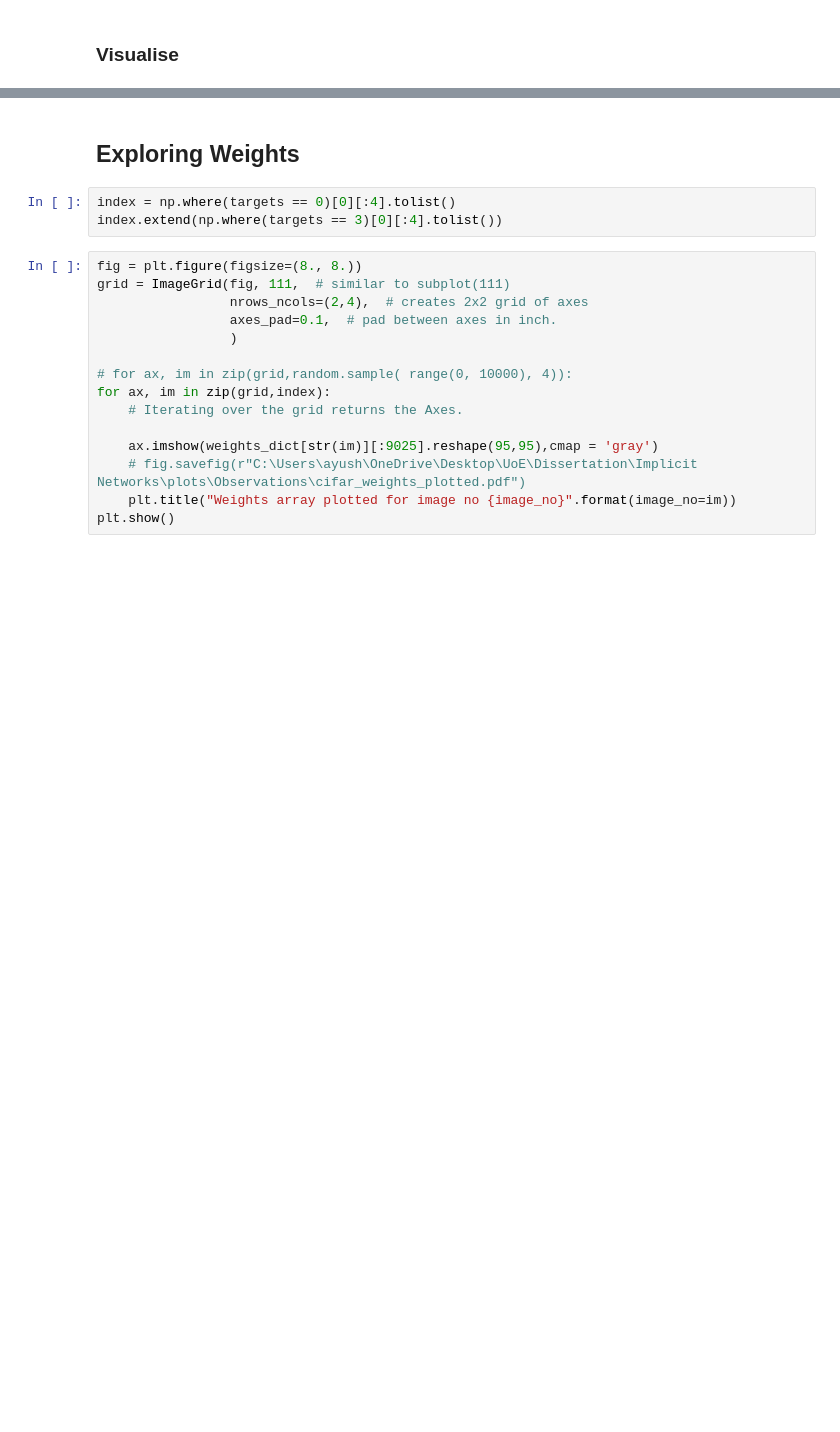
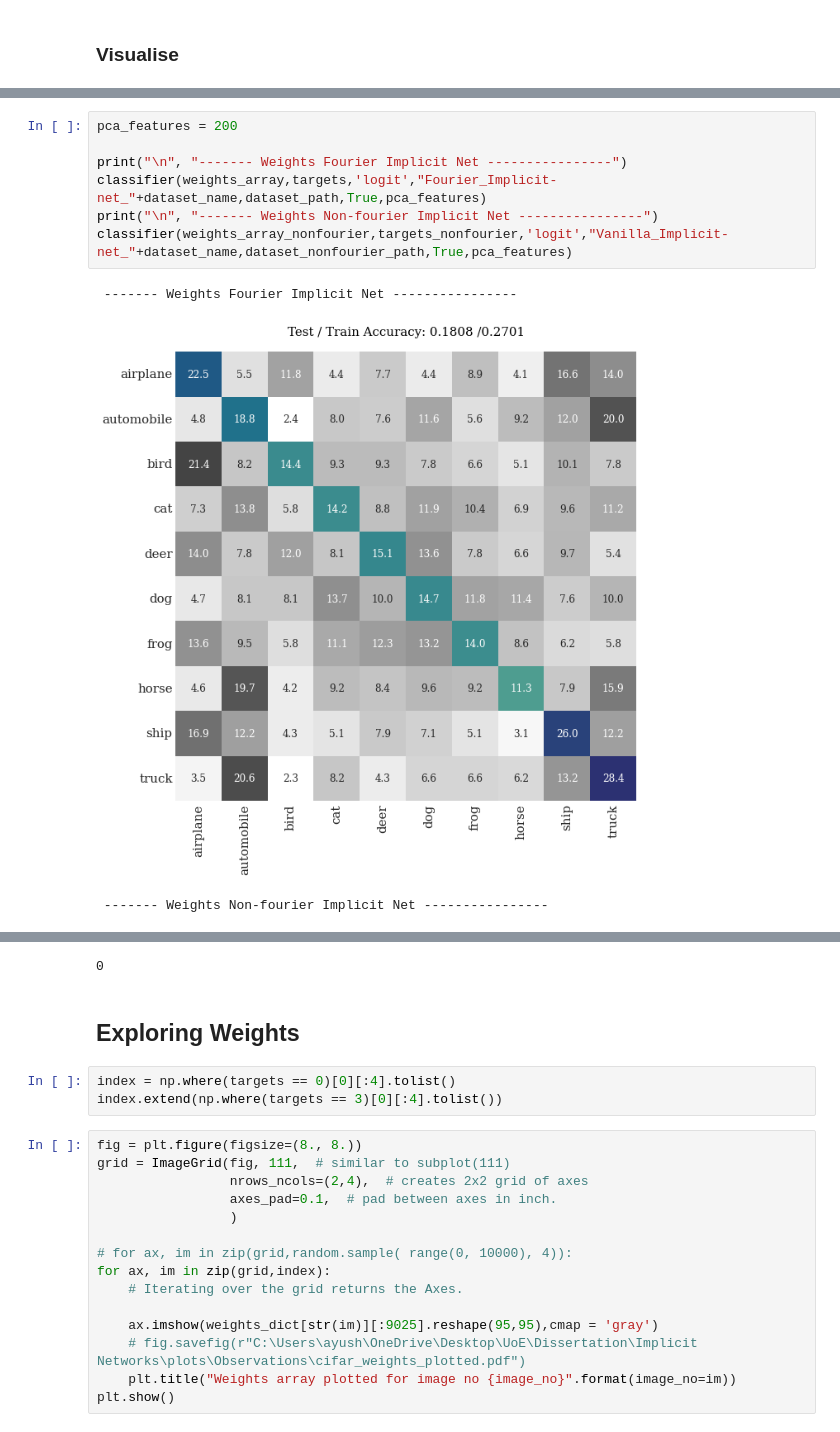
Before and after one commit to CadmusFlux/Implicit_neural_representation, a Jupyter notebook: visualisation.ipynb, the cells around one changed output, grey strips where cells are left out. Drawn from its saved outputs; the diff is of its cells as text; blank space fills up the shorter version.

```diff
--- a/visualisation.ipynb
+++ b/visualisation.ipynb
@@ -335 +357,12 @@ classifier(weights_array_nonfourier,targets_nonfourier,'forest',"reconstructed_n
 0
+# %%
+pca_features = 200
+
+print("\n", "------- Weights Fourier Implicit Net ----------------")
+classifier(weights_array,targets,'logit',"Fourier_Implicit-net_"+dataset_name,dataset_path,True,pca_features)
+print("\n", "------- Weights Non-fourier Implicit Net ----------------")
+classifier(weights_array_nonfourier,targets_nonfourier,'logit',"Vanilla_Implicit-net_"+dataset_name,dataset_nonfourier_path,True,pca_features)
+# %% [output]
+ ------- Weights Fourier Implicit Net ----------------
+[figure, added]
+ ------- Weights Non-fourier Implicit Net ----------------
@@ -336,3 +370,4 @@ classifier(weights_array_nonfourier,targets_nonfourier,'forest',"reconstructed_n
+0
 # %% [markdown]
 ## Exploring Weights
 # %%
```
Also changed, not shown: parts of 8 cells of this notebook, 3 other files.
